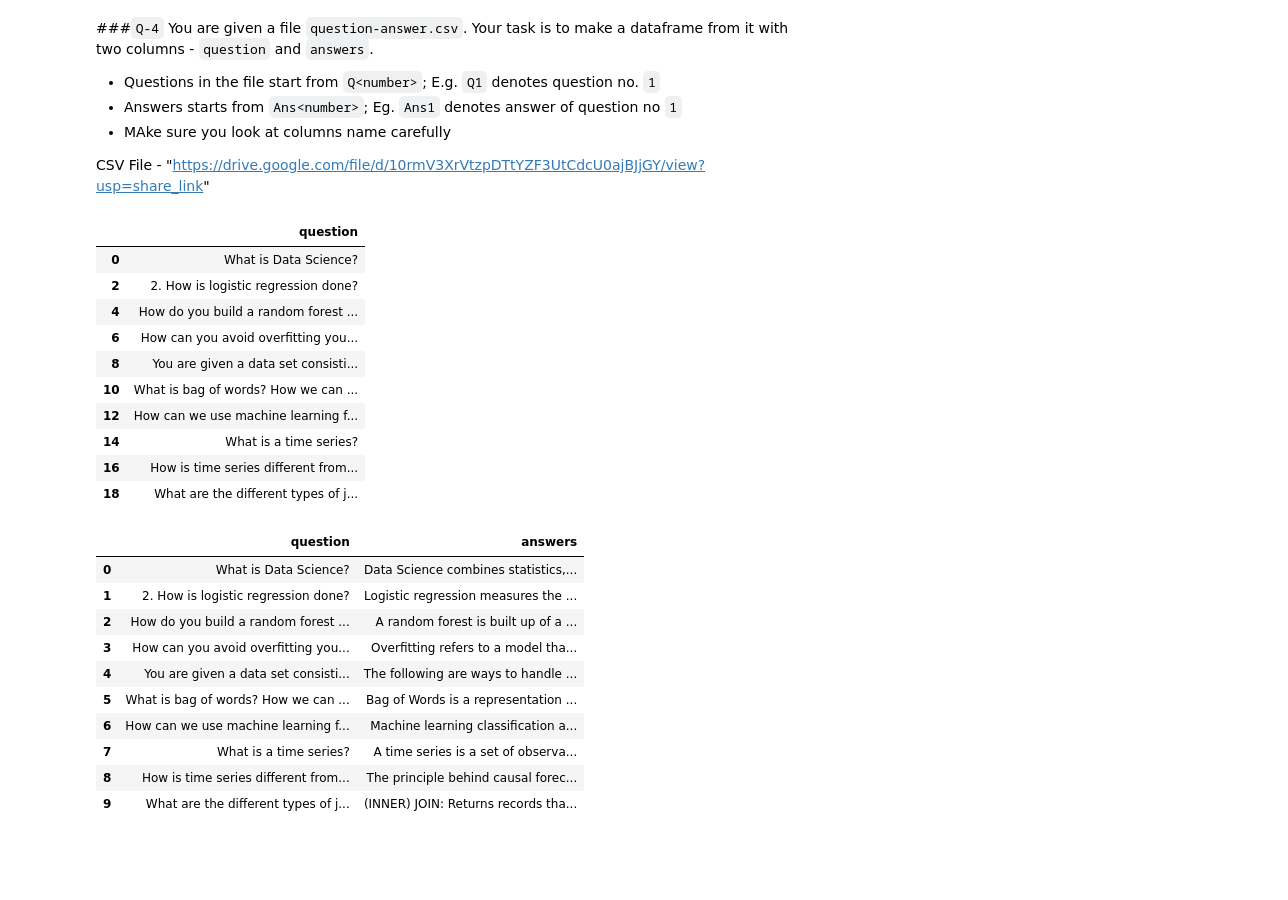
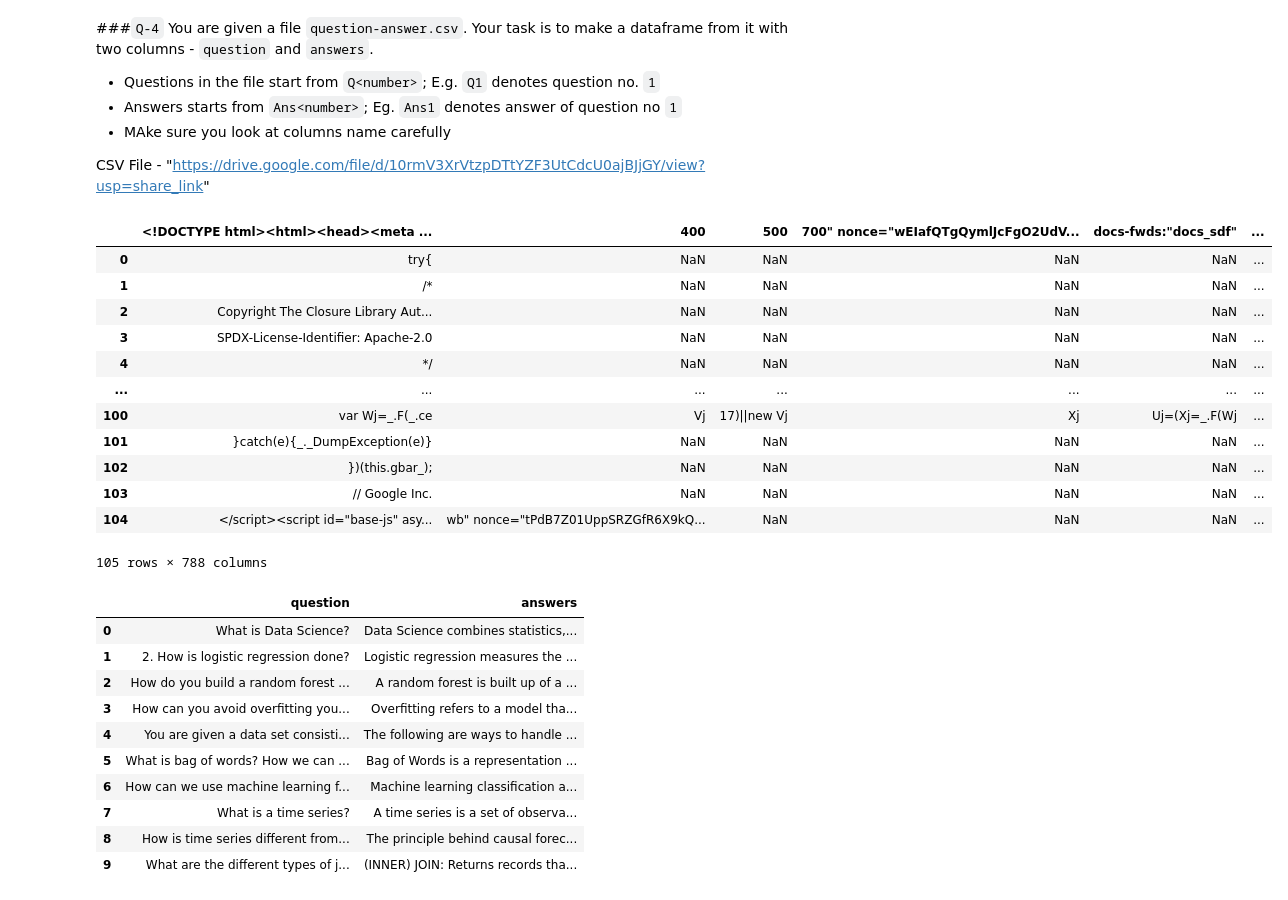
Before and after one commit to sinara08/Practice_Python, a Jupyter notebook: numpy_and_pandas/Tasks/task_22.ipynb, the cells around one changed output. Cells and saved outputs as stored; diff of their text form; code cells hidden in the pictures; blank space fills up the shorter version.

```diff
--- a/numpy_and_pandas/Tasks/task_22.ipynb
+++ b/numpy_and_pandas/Tasks/task_22.ipynb
@@ -190,21 +198,25 @@ df2.pivot_table(index='Power Station',columns='Month',fill_value=0).plot()
 * MAke sure you look at columns name carefully
 
 CSV File - "https://drive.google.com/file/d/10rmV3XrVtzpDTtYZF3UtCdcU0ajBJjGY/view?usp=share_link"
+# %%
+# code here
+df3 = pd.read_csv("https://drive.google.com/file/d/10rmV3XrVtzpDTtYZF3UtCdcU0ajBJjGY/view?usp=share_link")
+df3
+# %% [output]
+|  | <!DOCTYPE html><html><head><meta ... | 400 | 500 | 700" nonce="wEIafQTgQymlJcFgO2UdV... | docs-fwds:"docs_sdf" | ... |
+| 0 | try{ | NaN | NaN | NaN | NaN | ... |
+| 1 | /* | NaN | NaN | NaN | NaN | ... |
+| 2 | Copyright The Closure Library Aut... | NaN | NaN | NaN | NaN | ... |
+| 3 | SPDX-License-Identifier: Apache-2.0 | NaN | NaN | NaN | NaN | ... |
+| 4 | */ | NaN | NaN | NaN | NaN | ... |
+| ... | ... | ... | ... | ... | ... | ... |
+| 100 | var Wj=_.F(_.ce | Vj | 17)||new Vj | Xj | Uj=(Xj=_.F(Wj | ... |
+| 101 | }catch(e){_._DumpException(e)} | NaN | NaN | NaN | NaN | ... |
+| 102 | })(this.gbar_); | NaN | NaN | NaN | NaN | ... |
+| 103 | // Google Inc. | NaN | NaN | NaN | NaN | ... |
+| 104 | </script><script id="base-js" asy... | wb" nonce="tPdB7Z01UppSRZGfR6X9kQ... | NaN | NaN | NaN | ... |
+105 rows × 788 columns
 # %%
-# code here
-df3 = pd.read_csv("/content/question-answer.csv")
 df4=pd.DataFrame()
 df4['question'] = df3[df3['2'].str.startswith('Q')]['2'].str.split('-').str.get(1)
 df4
-# %% [output]
-|  | question |
-| 0 | What is Data Science? |
-| 2 | 2. How is logistic regression done? |
-| 4 | How do you build a random forest ... |
-| 6 | How can you avoid overfitting you... |
-| 8 | You are given a data set consisti... |
-| 10 | What is bag of words? How we can ... |
-| 12 | How can we use machine learning f... |
-| 14 | What is a time series? |
-| 16 | How is time series different from... |
-| 18 | What are the different types of j... |
```
Also changed, not shown: parts of 6 cells of this notebook.
